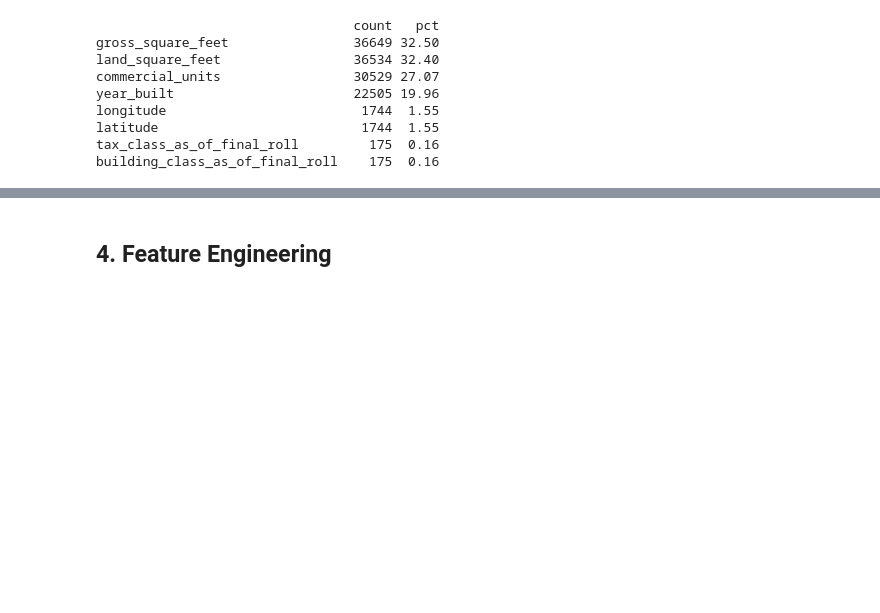
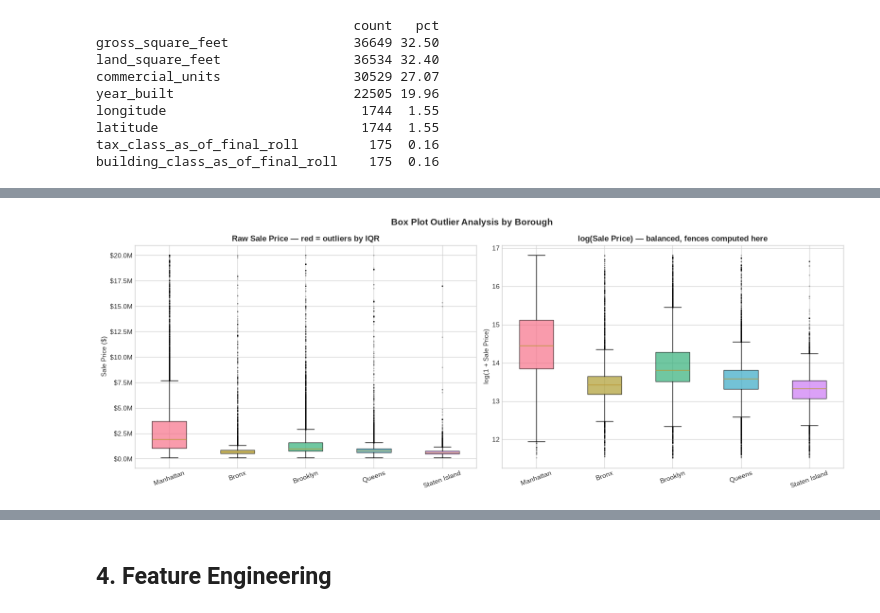
Before and after one commit to nikunjagarwal17/nyc-predictor, a Jupyter notebook: nyc_price_analysis.ipynb, the cells around one changed output, grey strips where cells are left out. Saved outputs shown, nothing was run; the diff lists cells and outputs as text; code cells hidden in the pictures; blank space fills up the shorter version.

```diff
--- a/nyc_price_analysis.ipynb
+++ b/nyc_price_analysis.ipynb
@@ -153 +172,46 @@ TypeError: Axes.boxplot() got an unexpected keyword argument 'labels'. Did you m
+# %%
+# side-by-side: raw vs log-space box plots per borough
+# makes it visually clear why log space is needed for the IQR fence calculation
+
+train_pos   = train[train['sale_price'] > 0].copy()
+BOROUGH_MAP = {1:'Manhattan', 2:'Bronx', 3:'Brooklyn', 4:'Queens', 5:'Staten Island'}
+train_pos['borough_name'] = train_pos['borough'].map(BOROUGH_MAP)
+order  = list(BOROUGH_MAP.values())
+colors = sns.color_palette('husl', 5)
+
+fig, axes = plt.subplots(1, 2, figsize=(16, 6))
+
+# raw price — Manhattan whiskers are enormous
+data_raw = [train_pos[train_pos['borough_name'] == b]['sale_price'].values for b in order]
+bp1 = axes[0].boxplot(data_raw, patch_artist=True,
+                      flierprops=dict(marker='.', markersize=2, alpha=0.3, color='red'))
+axes[0].set_xticks(range(1, len(order) + 1))
+axes[0].set_xticklabels(order, rotation=20)
+for patch, c in zip(bp1['boxes'], colors):
+    patch.set_facecolor(c)
+    patch.set_alpha(0.7)
+axes[0].set_title('Raw Sale Price — red = outliers by IQR', fontweight='bold')
+axes[0].set_ylabel('Sale Price ($)')
+axes[0].yaxis.set_major_formatter(mticker.FuncFormatter(lambda x, _: f'${x/1e6:.1f}M'))
+
+# log-space — each borough is now balanced; IQR fences make sense here
+data_log = [np.log1p(train_pos[train_pos['borough_name'] == b]['sale_price'].values) for b in order]
+bp2 = axes[1].boxplot(data_log, patch_artist=True,
+                      flierprops=dict(marker='.', markersize=2, alpha=0.3, color='red'))
+axes[1].set_xticks(range(1, len(order) + 1))
+axes[1].set_xticklabels(order, rotation=20)
+for patch, c in zip(bp2['boxes'], colors):
+    patch.set_facecolor(c)
+    patch.set_alpha(0.7)
+axes[1].set_title('log(Sale Price) — balanced, fences computed here', fontweight='bold')
+axes[1].set_ylabel('log(1 + Sale Price)')
+
+plt.suptitle('Box Plot Outlier Analysis by Borough', fontsize=14, fontweight='bold')
+plt.tight_layout()
+plt.show()
+
+# Raw: Manhattan box is tiny vs its whiskers — global IQR would kill luxury sales.
+# Log: symmetric per borough — 1.5x IQR is much more fair here.
+# %% [output]
+[figure, added]
 # %%
```
Also changed, not shown: parts of 82 cells of this notebook.
